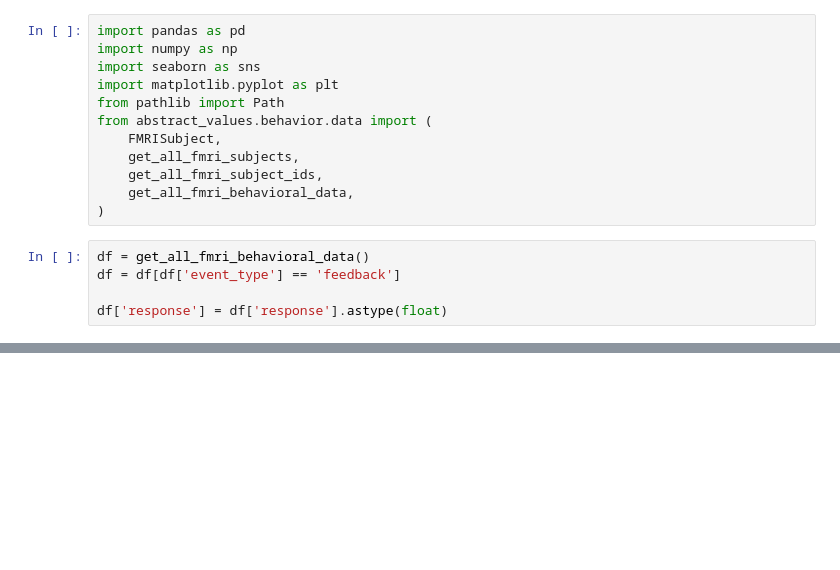
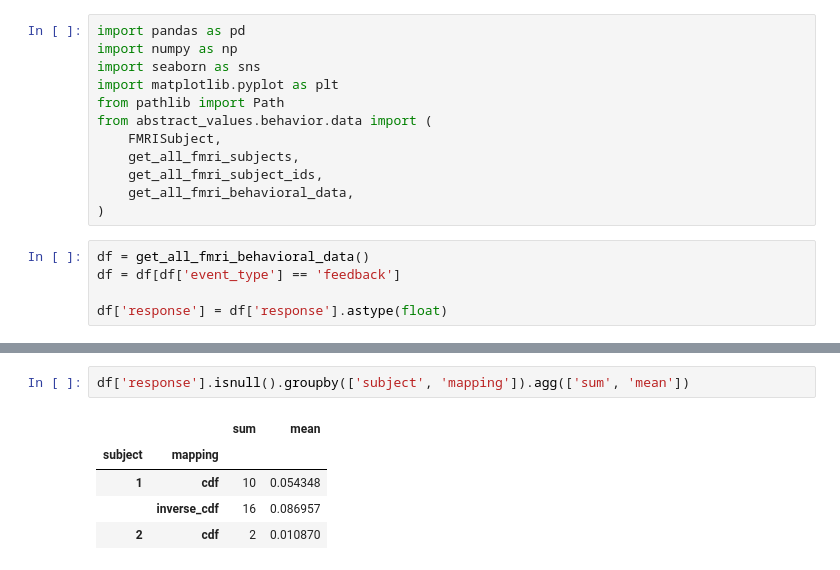
Before and after one commit to Gilles86/abstract_values, a Jupyter notebook: notebooks/fmri_analys.ipynb, the cells around one changed output, grey strips where cells are left out. Cells and saved outputs as stored; diff of their text form; blank space fills up the shorter version.

```diff
--- a/notebooks/fmri_analys.ipynb
+++ b/notebooks/fmri_analys.ipynb
@@ -23,4 +25,12 @@ subject  mapping
 dtype: int64
+# %%
+df['response'].isnull().groupby(['subject', 'mapping']).agg(['sum', 'mean'])
+# %% [output]
+|  |  | sum | mean |
+| subject | mapping |  |  |
+| 1 | cdf | 10 | 0.054348 |
+|  | inverse_cdf | 16 | 0.086957 |
+| 2 | cdf | 2 | 0.010870 |
 # %%
 # Count non-responses per subject (normalized)
 non_responses = df[df['response'].isna()].groupby('subject').size() / df.groupby('subject').size()
```
Also changed, not shown: parts of 13 cells of this notebook, 36 other files.
